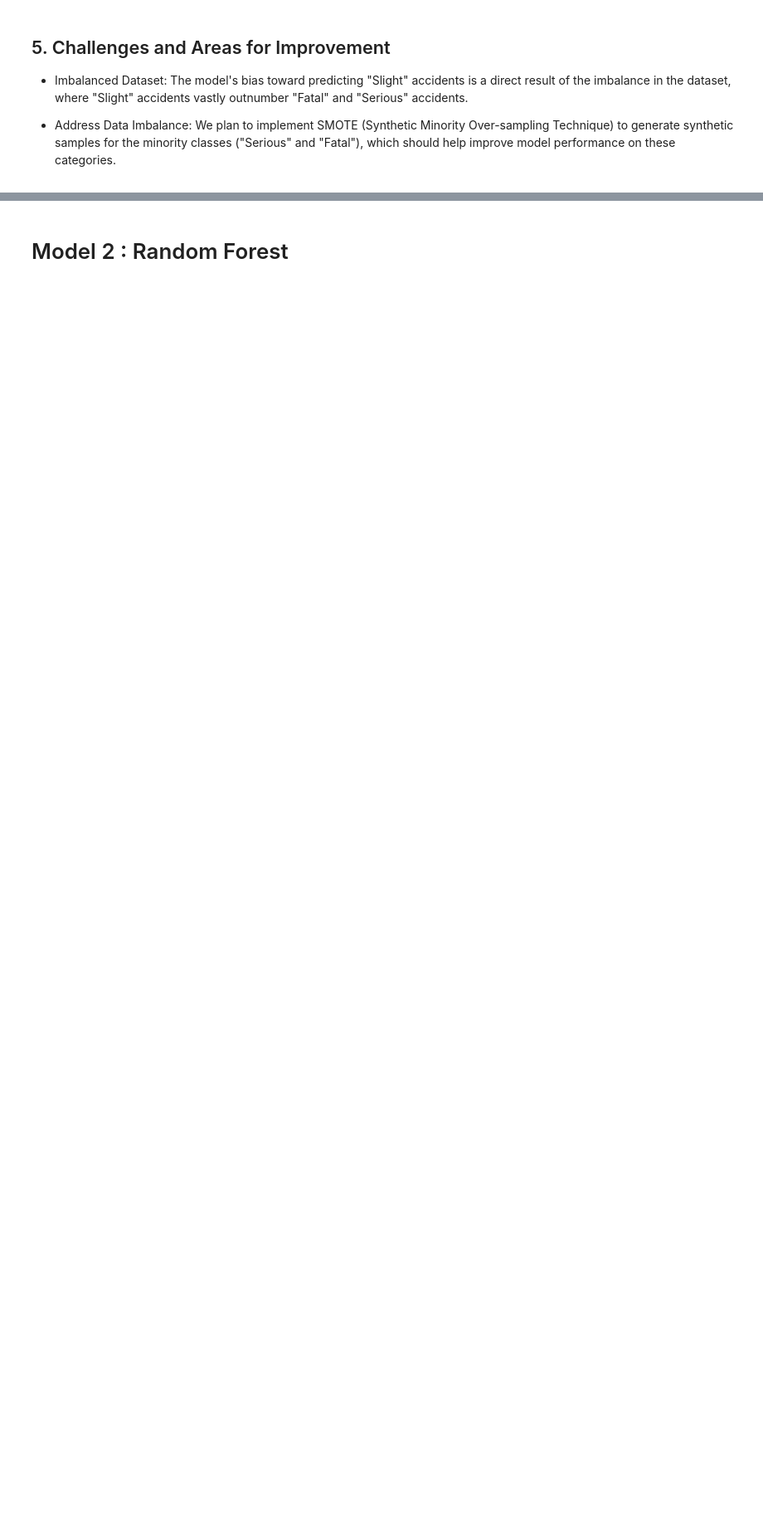
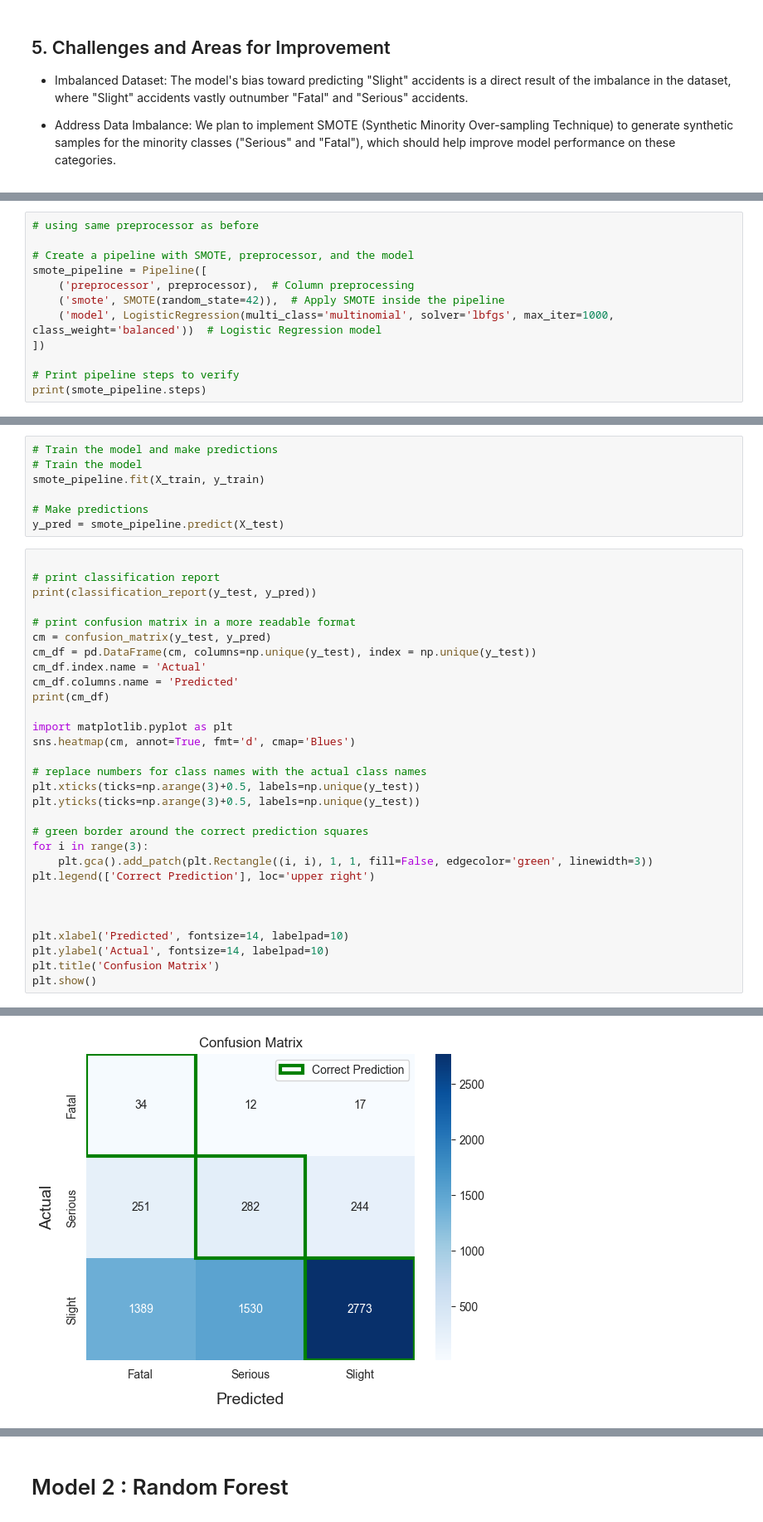
Before and after one commit to MahaSci/UK-Road-Accident-Analysis, a Jupyter notebook: jupyter_notebooks/09_Machine_Learning.ipynb, the cells around one changed output, grey strips where cells are left out. Shown at 83% size. Cells and saved outputs as stored; diff of their text form; blank space fills up the shorter version.

Commit message:
used SMOTE to try to fix the imbalance issue - was unsuccessful

```diff
--- a/jupyter_notebooks/09_Machine_Learning.ipynb
+++ b/jupyter_notebooks/09_Machine_Learning.ipynb
@@ -317,0 +327,12 @@ Slight      1356     1400    2937
+# %%
+# using same preprocessor as before
+
+# Create a pipeline with SMOTE, preprocessor, and the model
+smote_pipeline = Pipeline([
+    ('preprocessor', preprocessor),  # Column preprocessing
+    ('smote', SMOTE(random_state=42)),  # Apply SMOTE inside the pipeline
+    ('model', LogisticRegression(multi_class='multinomial', solver='lbfgs', max_iter=1000, class_weight='balanced'))  # Logistic Regression model
+])
+
+# Print pipeline steps to verify
+print(smote_pipeline.steps)
@@ -317,0 +349,38 @@ Slight      1356     1400    2937
+# %%
+# Train the model and make predictions
+# Train the model
+smote_pipeline.fit(X_train, y_train)
+
+# Make predictions
+y_pred = smote_pipeline.predict(X_test)
+# %%
+
+# print classification report
+print(classification_report(y_test, y_pred))
+
+# print confusion matrix in a more readable format
+cm = confusion_matrix(y_test, y_pred)
+cm_df = pd.DataFrame(cm, columns=np.unique(y_test), index = np.unique(y_test))
+cm_df.index.name = 'Actual'
+cm_df.columns.name = 'Predicted'
+print(cm_df)
+
+import matplotlib.pyplot as plt
+sns.heatmap(cm, annot=True, fmt='d', cmap='Blues')
+
+# replace numbers for class names with the actual class names
+plt.xticks(ticks=np.arange(3)+0.5, labels=np.unique(y_test))
+plt.yticks(ticks=np.arange(3)+0.5, labels=np.unique(y_test))
+
+# green border around the correct prediction squares
+for i in range(3):
+    plt.gca().add_patch(plt.Rectangle((i, i), 1, 1, fill=False, edgecolor='green', linewidth=3))
+plt.legend(['Correct Prediction'], loc='upper right')
+
+
+
+plt.xlabel('Predicted', fontsize=14, labelpad=10)
+plt.ylabel('Actual', fontsize=14, labelpad=10)
+plt.title('Confusion Matrix')
+plt.show()
+# %% [output]
@@ -317,0 +402 @@ Slight      1356     1400    2937
+[figure, added]
```
Also changed, not shown: parts of 14 cells of this notebook.
